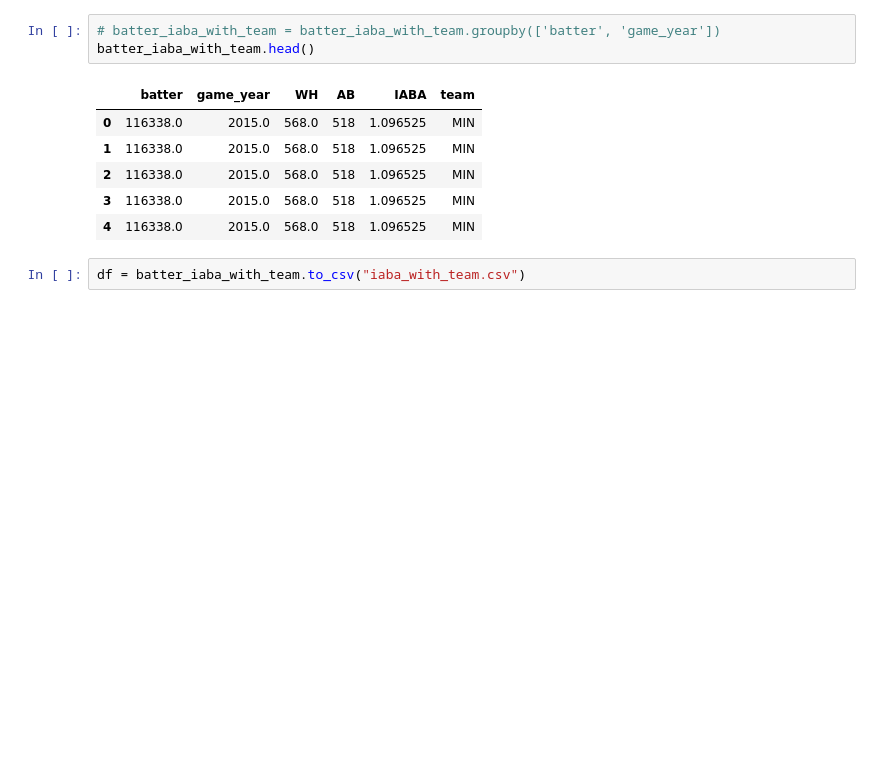
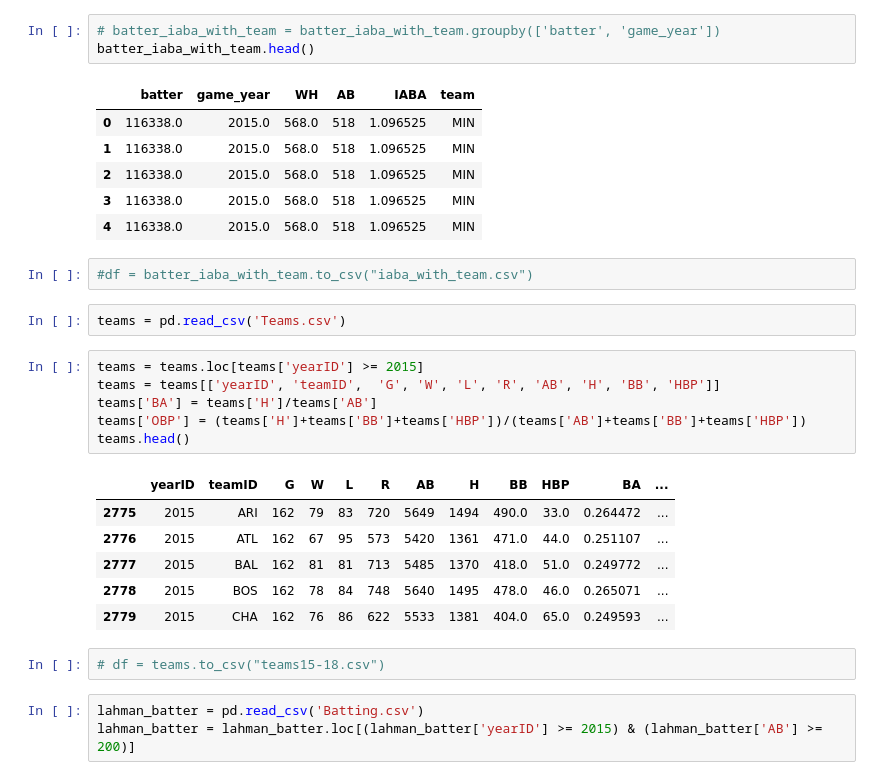
Before and after one commit to Amogh100/SabermetricsFinalProject, a Jupyter notebook: final_project_data.ipynb, the cells around one changed output. Cells and saved outputs as stored; diff of their text form; blank space fills up the shorter version.

```diff
--- a/final_project_data.ipynb
+++ b/final_project_data.ipynb
@@ -204,4 +192,24 @@ batter_iaba_with_team.head()
 | 3 | 116338.0 | 2015.0 | 568.0 | 518 | 1.096525 | MIN |
 | 4 | 116338.0 | 2015.0 | 568.0 | 518 | 1.096525 | MIN |
 # %%
-df = batter_iaba_with_team.to_csv("iaba_with_team.csv")
+#df = batter_iaba_with_team.to_csv("iaba_with_team.csv")
+# %%
+teams = pd.read_csv('Teams.csv')
+# %%
+teams = teams.loc[teams['yearID'] >= 2015]
+teams = teams[['yearID', 'teamID',  'G', 'W', 'L', 'R', 'AB', 'H', 'BB', 'HBP']]
+teams['BA'] = teams['H']/teams['AB']
+teams['OBP'] = (teams['H']+teams['BB']+teams['HBP'])/(teams['AB']+teams['BB']+teams['HBP'])
+teams.head()
+# %% [output]
+|  | yearID | teamID | G | W | L | R | AB | H | BB | HBP | BA | ... |
+| 2775 | 2015 | ARI | 162 | 79 | 83 | 720 | 5649 | 1494 | 490.0 | 33.0 | 0.264472 | ... |
+| 2776 | 2015 | ATL | 162 | 67 | 95 | 573 | 5420 | 1361 | 471.0 | 44.0 | 0.251107 | ... |
+| 2777 | 2015 | BAL | 162 | 81 | 81 | 713 | 5485 | 1370 | 418.0 | 51.0 | 0.249772 | ... |
+| 2778 | 2015 | BOS | 162 | 78 | 84 | 748 | 5640 | 1495 | 478.0 | 46.0 | 0.265071 | ... |
+| 2779 | 2015 | CHA | 162 | 76 | 86 | 622 | 5533 | 1381 | 404.0 | 65.0 | 0.249593 | ... |
+# %%
+# df = teams.to_csv("teams15-18.csv")
+# %%
+lahman_batter = pd.read_csv('Batting.csv')
+lahman_batter = lahman_batter.loc[(lahman_batter['yearID'] >= 2015) & (lahman_batter['AB'] >= 200)]
```
Also changed, not shown: parts of 9 cells of this notebook, 3 other files.
